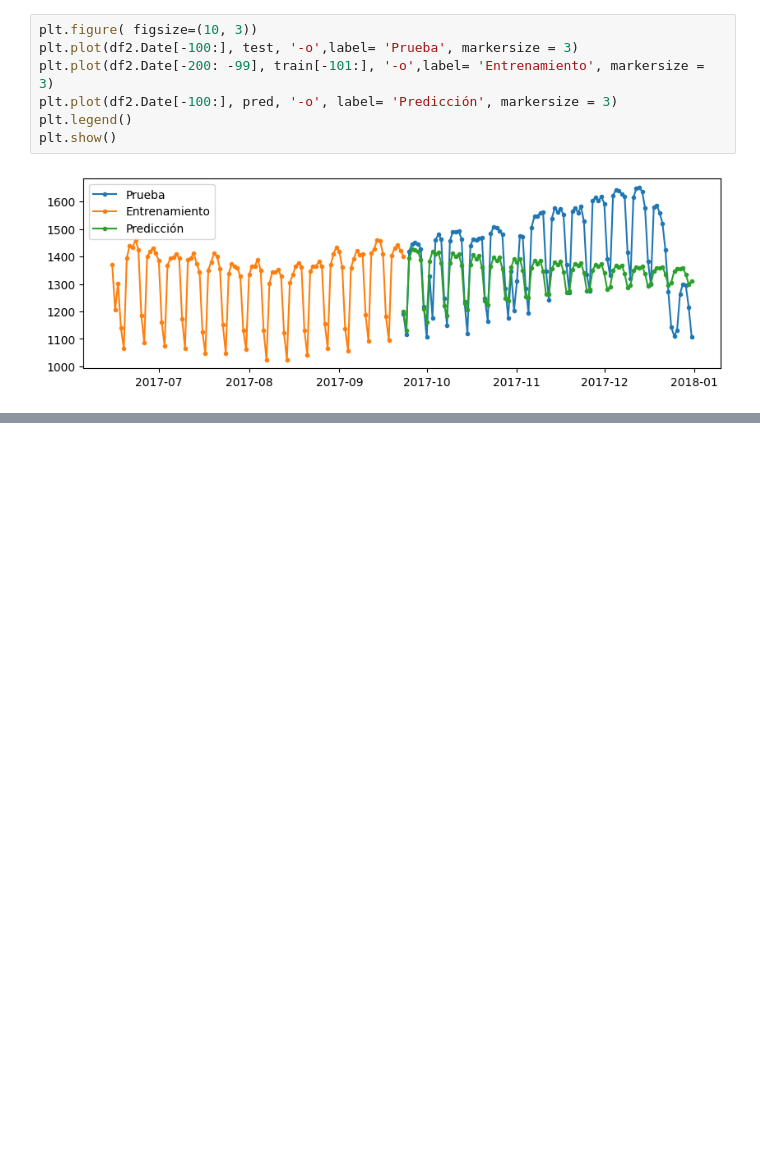
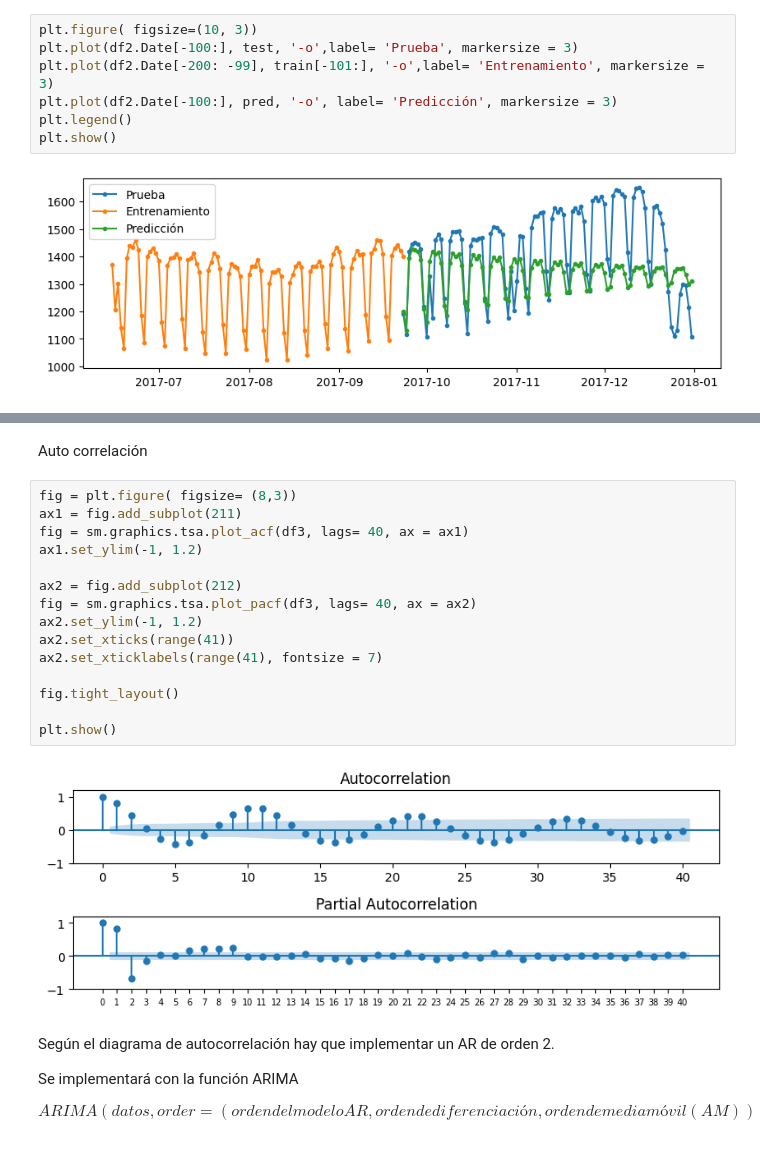
Before and after one commit to JhonZafra/Statistic_Concepts, a Jupyter notebook: SemanaXIV/ConceptosSeriesTiempo.ipynb, the cells around one changed output, grey strips where cells are left out. Drawn from its saved outputs; the diff is of its cells as text; blank space fills up the shorter version.

Commit message:
Análisis ARIMA

```diff
--- a/SemanaXIV/ConceptosSeriesTiempo.ipynb
+++ b/SemanaXIV/ConceptosSeriesTiempo.ipynb
@@ -304,0 +480,25 @@ plt.show()
+# %% [markdown]
+Auto correlación
+# %%
+fig = plt.figure( figsize= (8,3))
+ax1 = fig.add_subplot(211)
+fig = sm.graphics.tsa.plot_acf(df3, lags= 40, ax = ax1)
+ax1.set_ylim(-1, 1.2)
+
+ax2 = fig.add_subplot(212)
+fig = sm.graphics.tsa.plot_pacf(df3, lags= 40, ax = ax2)
+ax2.set_ylim(-1, 1.2)
+ax2.set_xticks(range(41))
+ax2.set_xticklabels(range(41), fontsize = 7)
+
+fig.tight_layout()
+
+plt.show()
+# %% [output]
+[figure, added]
+# %% [markdown]
+Según el diagrama de autocorrelación hay que implementar un AR de orden 2.
+
+Se implementará con la función ARIMA
+
+$$ ARIMA(datos, order = (orden del modelo AR, orden de diferenciación, orden de media móvil (AM))) $$
```
Also changed, not shown: parts of 32 cells of this notebook.
